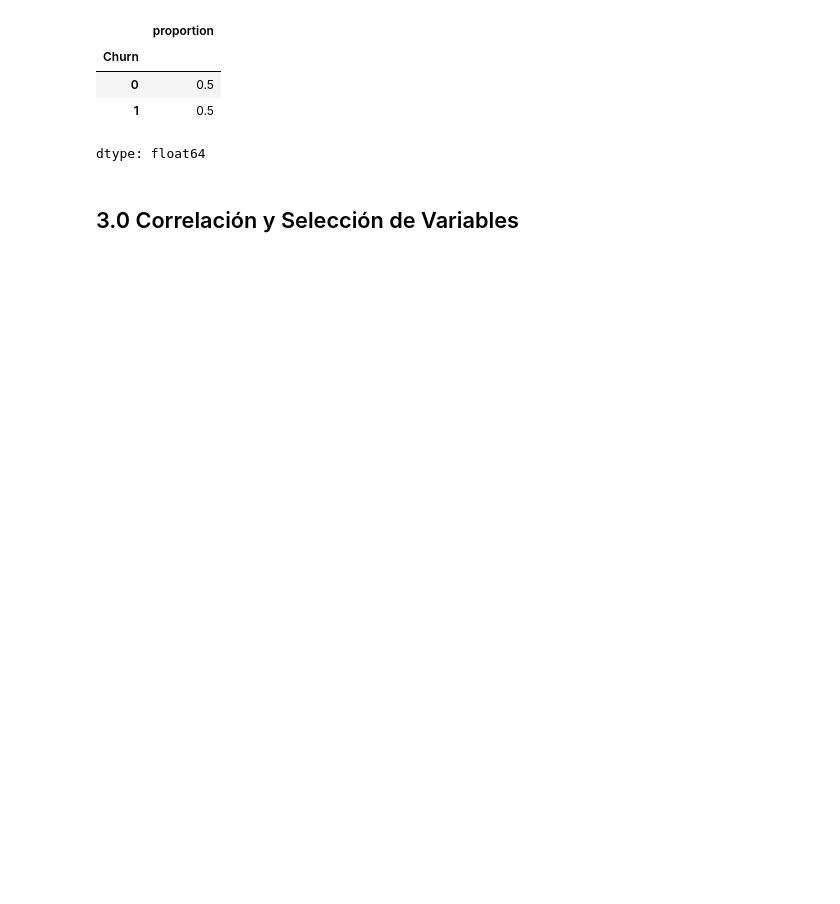
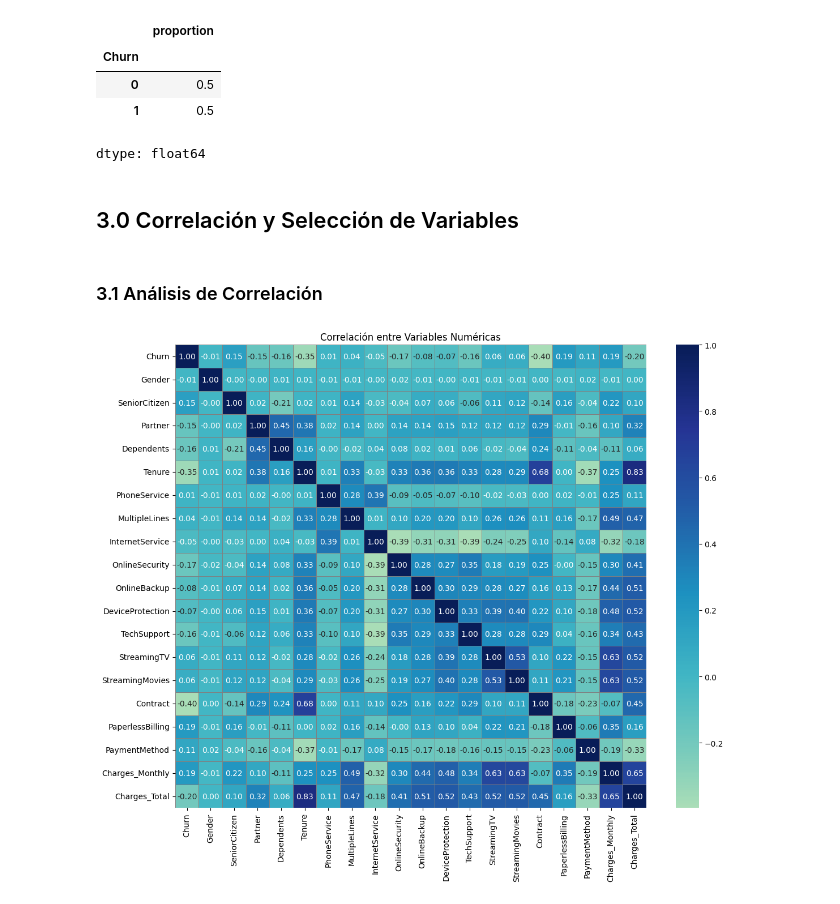
Before and after one commit to marcochc99/Challenge_TelecomX_Parte2, a Jupyter notebook: TelecomX_Parte2.ipynb, the cells around one changed output. Saved outputs shown, nothing was run; the diff lists cells and outputs as text; code cells hidden in the pictures; blank space fills up the shorter version.

Commit message:
Correlación y Selección de Variables

```diff
--- a/TelecomX_Parte2.ipynb
+++ b/TelecomX_Parte2.ipynb
@@ -255,3 +257,31 @@ y_balanceada.value_counts(normalize=True)
 dtype: float64
 # %% [markdown]
 ## 3.0 Correlación y Selección de Variables
+# %% [markdown]
+### 3.1 Análisis de Correlación
+# %%
+import matplotlib.pyplot as plt
+import seaborn as sns
+
+# Selección de variables numéricas
+datos_numericos = datos.select_dtypes(include=['int64', 'float64'])
+
+# Cálculo de la matriz de correlación
+matriz_corr = datos_numericos.corr()
+
+# Visualización con nueva paleta de colores
+plt.figure(figsize=(12, 10))
+sns.heatmap(
+    matriz_corr,
+    annot=True,
+    cmap='YlGnBu',  # Paleta alternativa: amarillo-verde-azul
+    center=0,
+    fmt=".2f",
+    linewidths=0.5,
+    linecolor='gray'
+)
+plt.title("Correlación entre Variables Numéricas")
+plt.tight_layout()
+plt.show()
+# %% [output]
+[figure, added]
```
Also changed, not shown: parts of 4 cells of this notebook.
